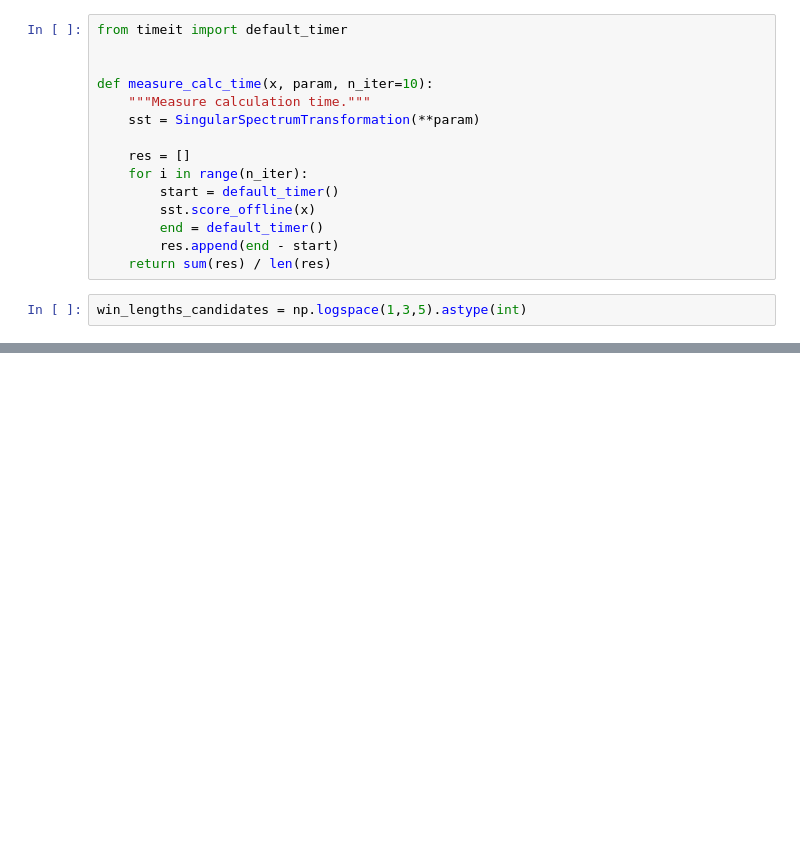
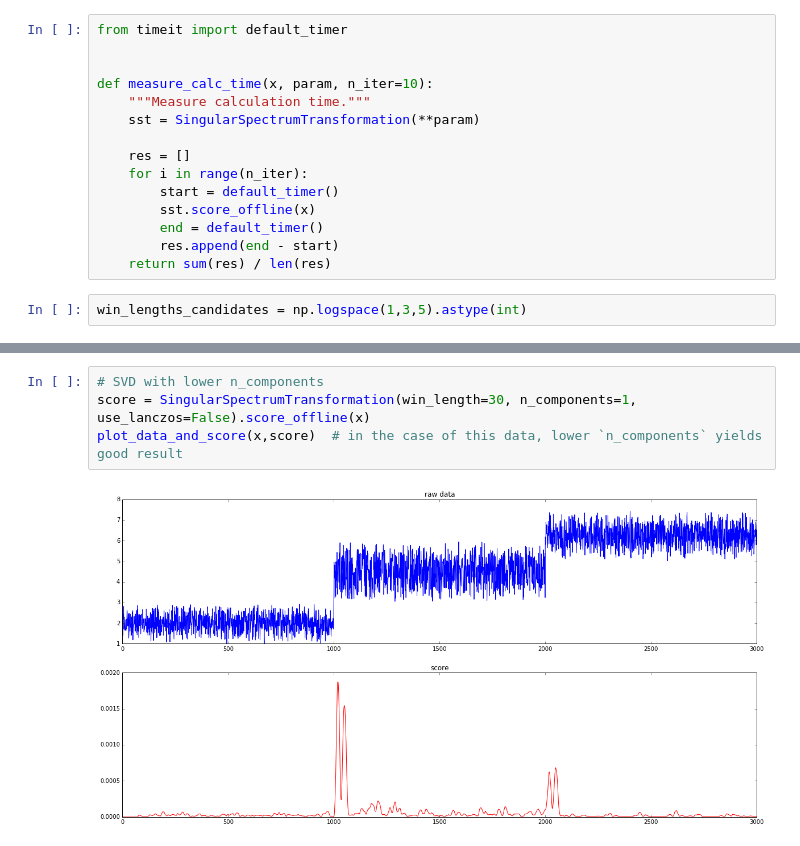
Before and after one commit to statefb/singular-spectrum-transformation, a Jupyter notebook: notebooks/comparison_between_svd_and_lanczos.ipynb, the cells around one changed output, grey strips where cells are left out. Saved outputs shown, nothing was run; the diff lists cells and outputs as text; blank space fills up the shorter version.

```diff
--- a/notebooks/comparison_between_svd_and_lanczos.ipynb
+++ b/notebooks/comparison_between_svd_and_lanczos.ipynb
@@ -77,0 +87,6 @@ plot_data_and_score(x,score)  # doesn't match above!
+# %%
+# SVD with lower n_components
+score = SingularSpectrumTransformation(win_length=30, n_components=1, use_lanczos=False).score_offline(x)
+plot_data_and_score(x,score)  # in the case of this data, lower `n_components` yields good result
+# %% [output]
+[figure, added]
```
Also changed, not shown: parts of 8 cells of this notebook, 2 other files.
